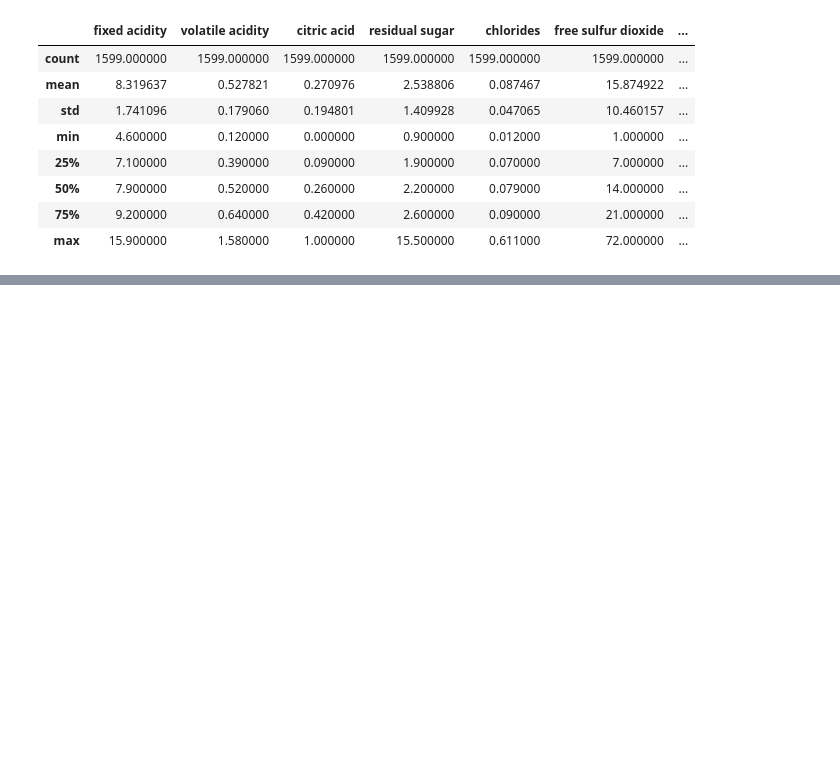
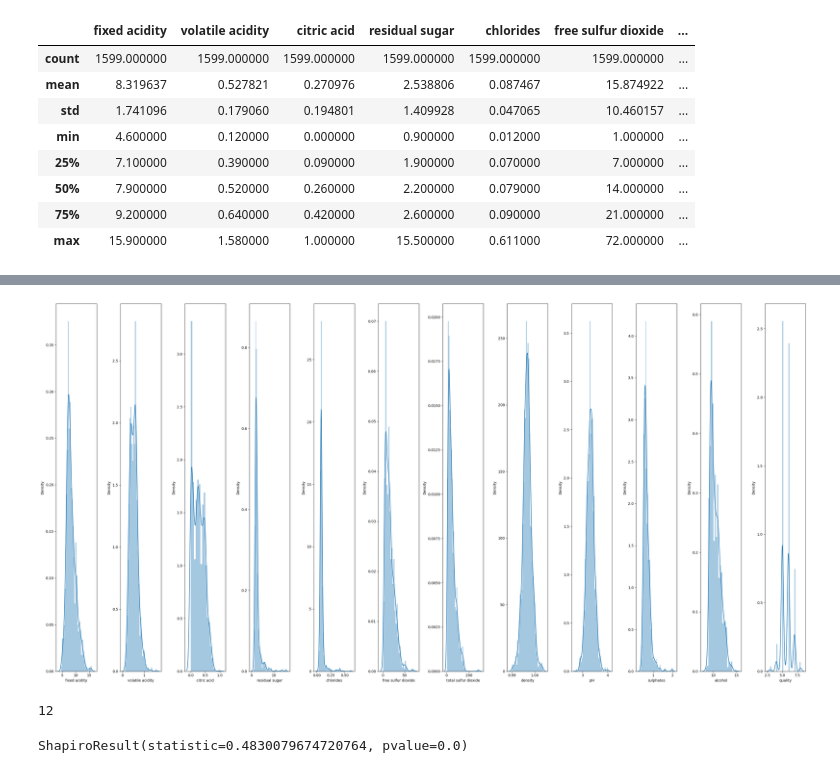
Before and after one commit to demohari/eda, a Jupyter notebook: stat.ipynb, the cells around one changed output, grey strips where cells are left out. Drawn from its saved outputs; the diff is of its cells as text; code cells hidden in the pictures; blank space fills up the shorter version.

```diff
--- a/stat.ipynb
+++ b/stat.ipynb
@@ -295,0 +330,13 @@ df.describe()
+# %%
+fig, axes = plt.subplots(ncols=len(df.columns), figsize=(30,15))
+for ax, col in zip(axes, df.columns):
+    #print(col)
+    sns.distplot(df[col], ax=ax)
+    plt.tight_layout()
+plt.show()
+# %% [output]
+[figure, added]
+# %%
+len
+# %% [output]
+12
@@ -295,0 +348,4 @@ df.describe()
+# %%
+stats.shapiro(df)
+# %% [output]
+ShapiroResult(statistic=0.4830079674720764, pvalue=0.0)
```
Also changed, not shown: parts of 40 cells of this notebook, 1 other file.
